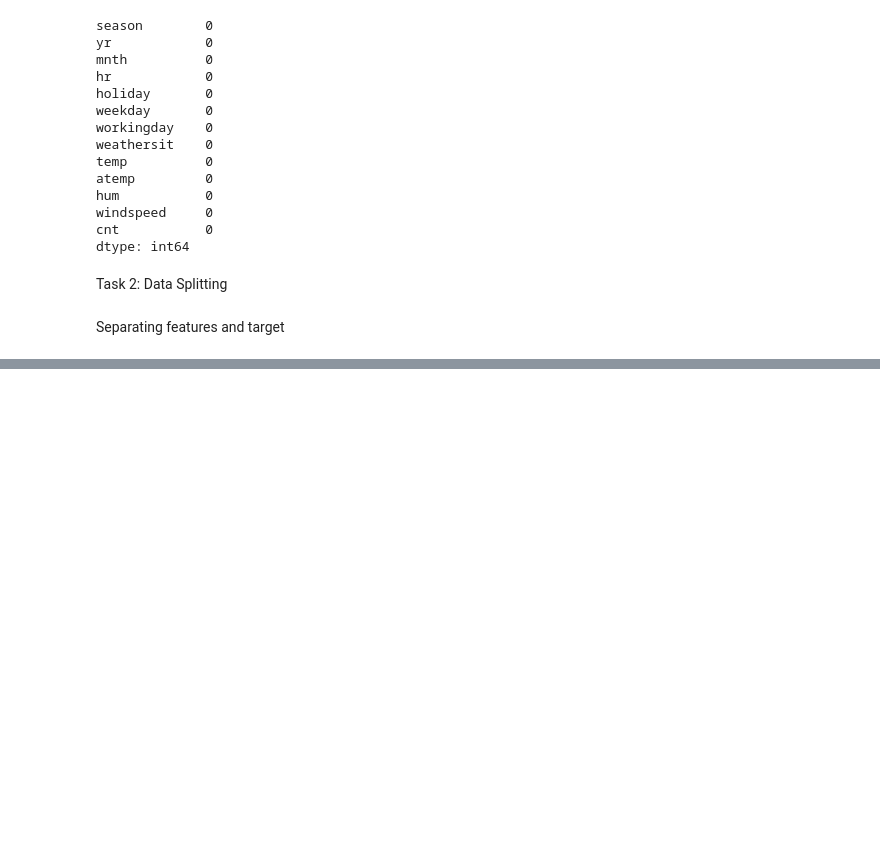
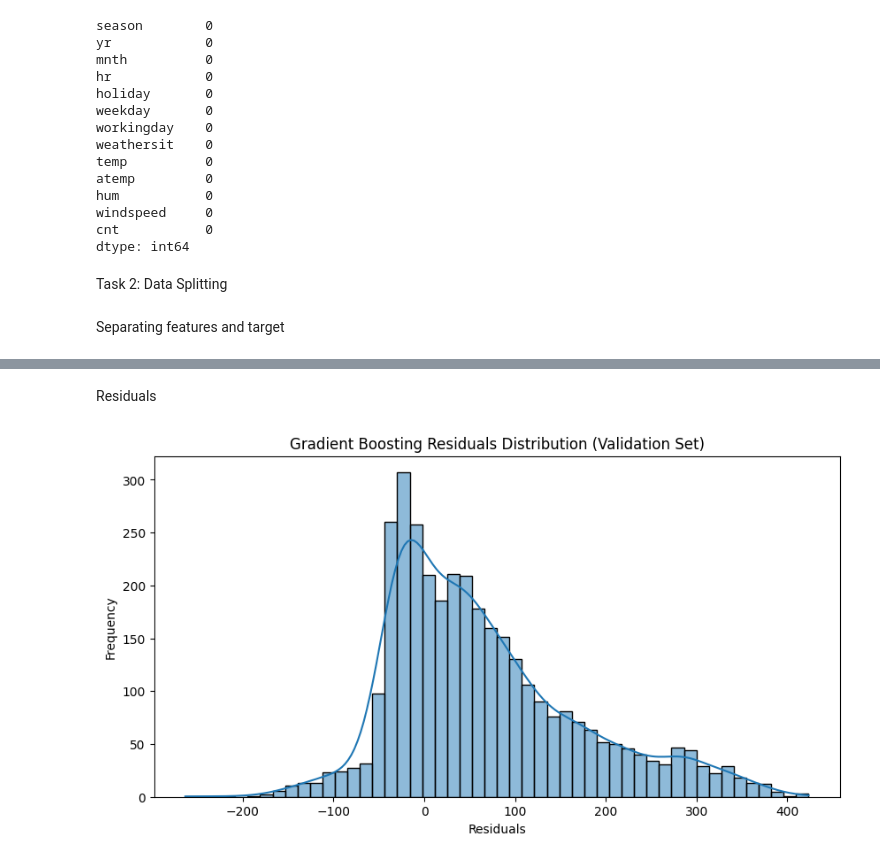
Before and after one commit to halayaghi-git/ML_assignment2, a Jupyter notebook: assignmnet_2_hala_yaghi.ipynb, the cells around one changed output, grey strips where cells are left out. Cells and saved outputs as stored; diff of their text form; code cells hidden in the pictures; blank space fills up the shorter version.

```diff
--- a/assignmnet_2_hala_yaghi.ipynb
+++ b/assignmnet_2_hala_yaghi.ipynb
@@ -203,0 +513,8 @@ y = df['cnt']
+# %%
+from sklearn.ensemble import GradientBoostingRegressor
+
+# Initialize the model
+gb_model = GradientBoostingRegressor(n_estimators=100, learning_rate=0.1, max_depth=3, random_state=42)
+
+# Fit the model to the training data
+gb_model.fit(X_train, y_train)
@@ -203,0 +523,14 @@ y = df['cnt']
+# %%
+from sklearn.metrics import mean_squared_error, mean_absolute_error, r2_score
+
+# Predict on validation set
+y_val_pred_gb = gb_model.predict(X_val)
+
+# Evaluate
+mse_gb = mean_squared_error(y_val, y_val_pred_gb)
+mae_gb = mean_absolute_error(y_val, y_val_pred_gb)
+r2_gb = r2_score(y_val, y_val_pred_gb)
+
+print(f"Gradient Boosting Validation MSE: {mse_gb:.2f}")
+print(f"Gradient Boosting Validation MAE: {mae_gb:.2f}")
+print(f"Gradient Boosting Validation R² Score: {r2_gb:.4f}")
@@ -203,0 +549,16 @@ y = df['cnt']
+# %% [markdown]
+Residuals
+# %%
+import matplotlib.pyplot as plt
+import seaborn as sns
+
+residuals_gb = y_val - y_val_pred_gb
+
+plt.figure(figsize=(10, 5))
+sns.histplot(residuals_gb, bins=50, kde=True)
+plt.title("Gradient Boosting Residuals Distribution (Validation Set)")
+plt.xlabel("Residuals")
+plt.ylabel("Frequency")
+plt.show()
+# %% [output]
+[figure, added]
```
Also changed, not shown: parts of 62 cells of this notebook.
